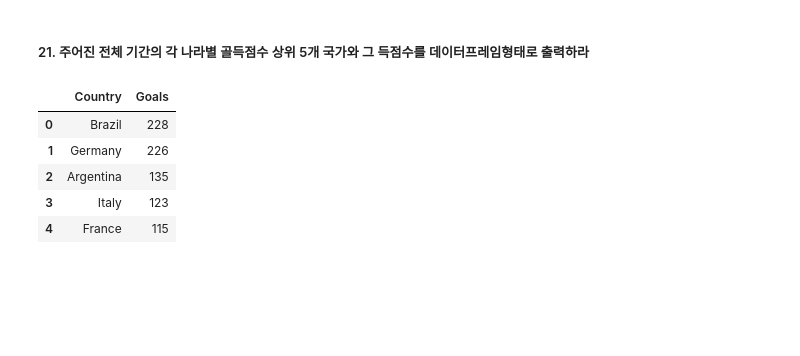
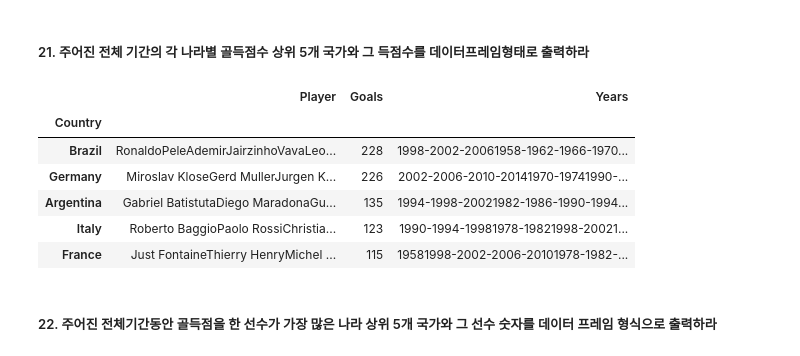
Before and after one commit to cms6090/Big-Data-Analysis, a Jupyter notebook: type1.ipynb, the cells around one changed output. Saved outputs shown, nothing was run; the diff lists cells and outputs as text; code cells hidden in the pictures; blank space fills up the shorter version.

```diff
--- a/type1.ipynb
+++ b/type1.ipynb
@@ -410,12 +410,15 @@ df.head()
 | 4 | Pele | 12 | 1958-1962-1966-1970 | Brazil |
 # %% [markdown]
 ##### 21. 주어진 전체 기간의 각 나라별 골득점수 상위 5개 국가와 그 득점수를 데이터프레임형태로 출력하라
-# %%
-df.groupby('Country', as_index = False).sum().sort_values('Goals', ascending = False)[["Country", "Goals"]].reset_index(drop = True).head(5)
-# %% [output]
-|  | Country | Goals |
-| 0 | Brazil | 228 |
-| 1 | Germany | 226 |
-| 2 | Argentina | 135 |
-| 3 | Italy | 123 |
-| 4 | France | 115 |
+# %%
+df.groupby("Country").sum().sort_values("Goals", ascending = False).head(5)
+# %% [output]
+|  | Player | Goals | Years |
+| Country |  |  |  |
+| Brazil | RonaldoPeleAdemirJairzinhoVavaLeo... | 228 | 1998-2002-20061958-1962-1966-1970... |
+| Germany | Miroslav KloseGerd MullerJurgen K... | 226 | 2002-2006-2010-20141970-19741990-... |
+| Argentina | Gabriel BatistutaDiego MaradonaGu... | 135 | 1994-1998-20021982-1986-1990-1994... |
+| Italy | Roberto BaggioPaolo RossiChristia... | 123 | 1990-1994-19981978-19821998-20021... |
+| France | Just FontaineThierry HenryMichel ... | 115 | 19581998-2002-2006-20101978-1982-... |
+# %% [markdown]
+##### 22. 주어진 전체기간동안 골득점을 한 선수가 가장 많은 나라 상위 5개 국가와 그 선수 숫자를 데이터 프레임 형식으로 출력하라
```
Also changed, not shown: parts of 30 cells of this notebook.
